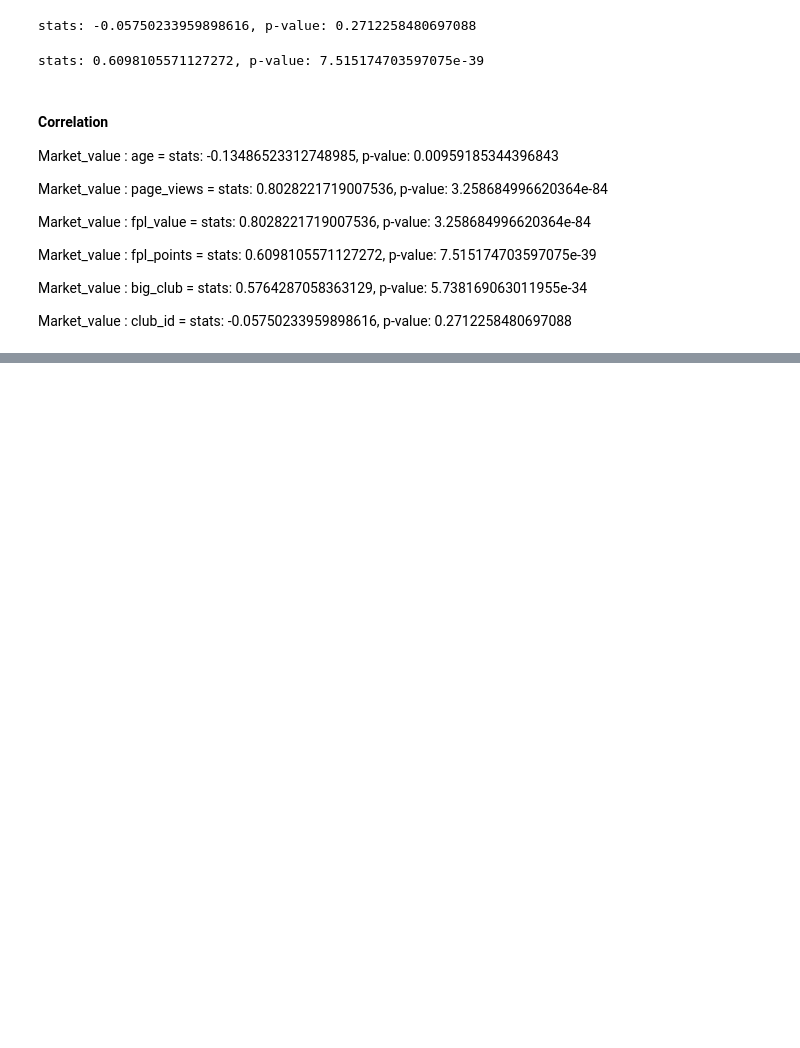
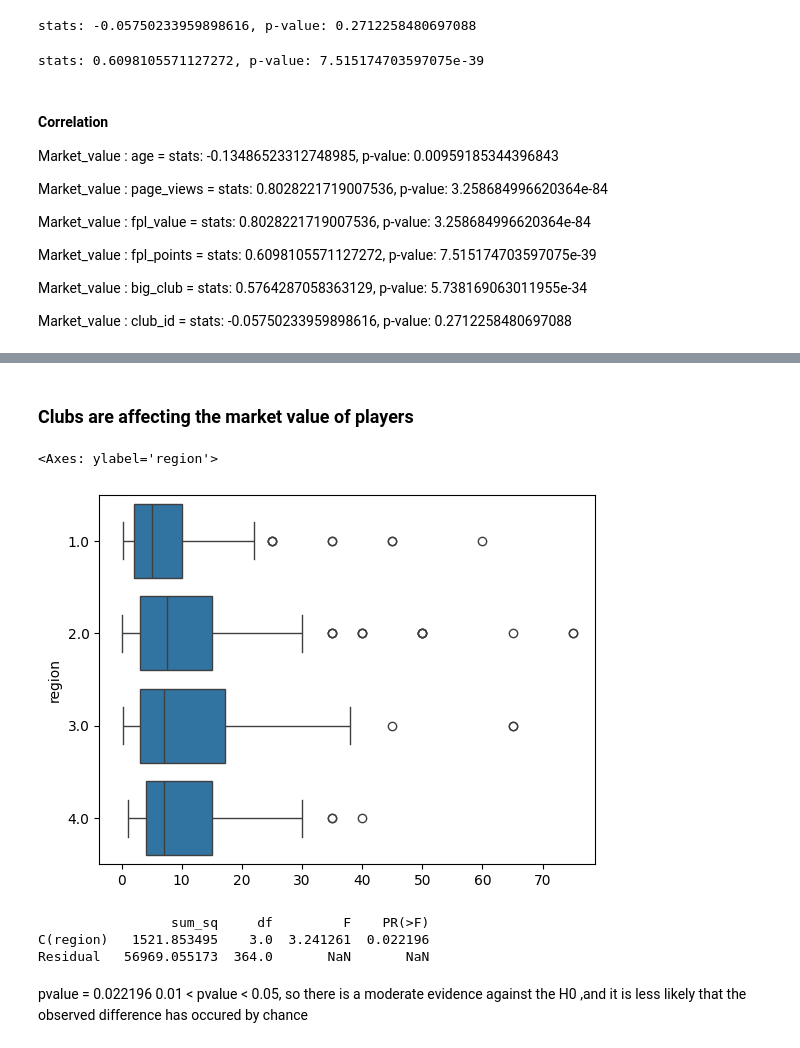
Before and after one commit to rishi0282/Data-Science, a Jupyter notebook: Price_prediction_model/football_player_price_prediction_model.ipynb, the cells around one changed output, grey strips where cells are left out. Cells and saved outputs as stored; diff of their text form; code cells hidden in the pictures; blank space fills up the shorter version.

Commit message:
DATA EXPLORATION

```diff
--- a/Price_prediction_model/football_player_price_prediction_model.ipynb
+++ b/Price_prediction_model/football_player_price_prediction_model.ipynb
@@ -338,0 +380,22 @@ Market_value : club_id =     stats: -0.05750233959898616, p-value: 0.27122584806
+# %% [markdown]
+### Clubs are affecting the market value of players
+# %%
+sns.boxplot(x=market_val,y=training_dataset['region'],orient='h')
+# %% [output]
+<Axes: ylabel='region'>
+[figure, added]
+# %%
+# H0: The mean market_values of each category is equal.
+# H1: The mean market_values of each category is not equal.
+import statsmodels.api as sm
+from statsmodels.formula.api import ols
+model = ols('market_value ~ C(region)',data = training_dataset).fit()
+anova_result = sm.stats.anova_lm(model,typ = 2)
+print(anova_result)
+# %% [output]
+                 sum_sq     df         F    PR(>F)
+C(region)   1521.853495    3.0  3.241261  0.022196
+Residual   56969.055173  364.0       NaN       NaN
+# %% [markdown]
+pvalue = 0.022196
+0.01 < pvalue < 0.05, so there is a moderate evidence against the H0 ,and it is less likely that the observed difference has occured by chance
```
Also changed, not shown: parts of 6 cells of this notebook.
